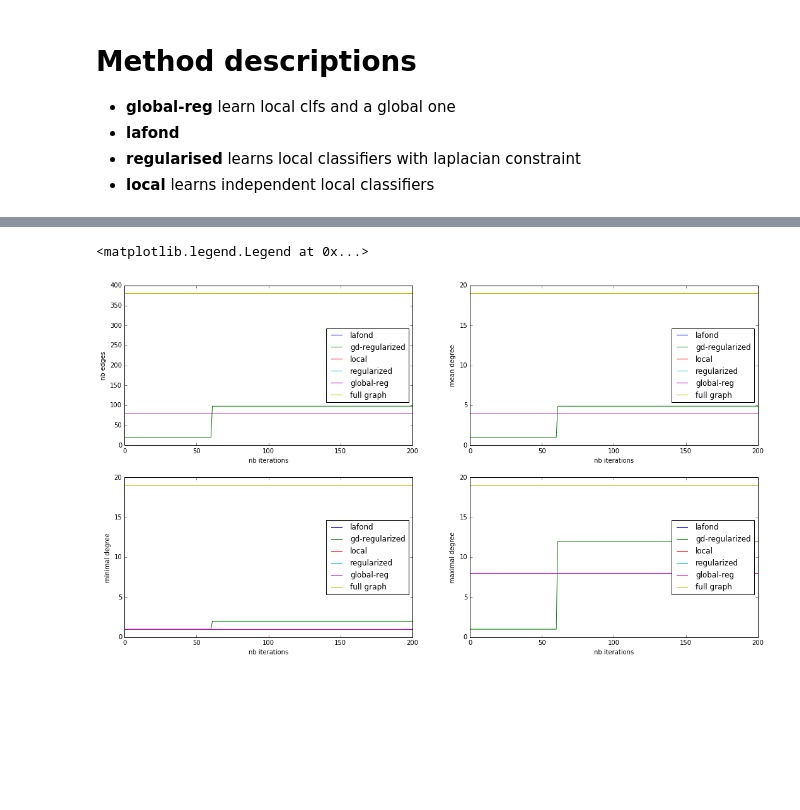
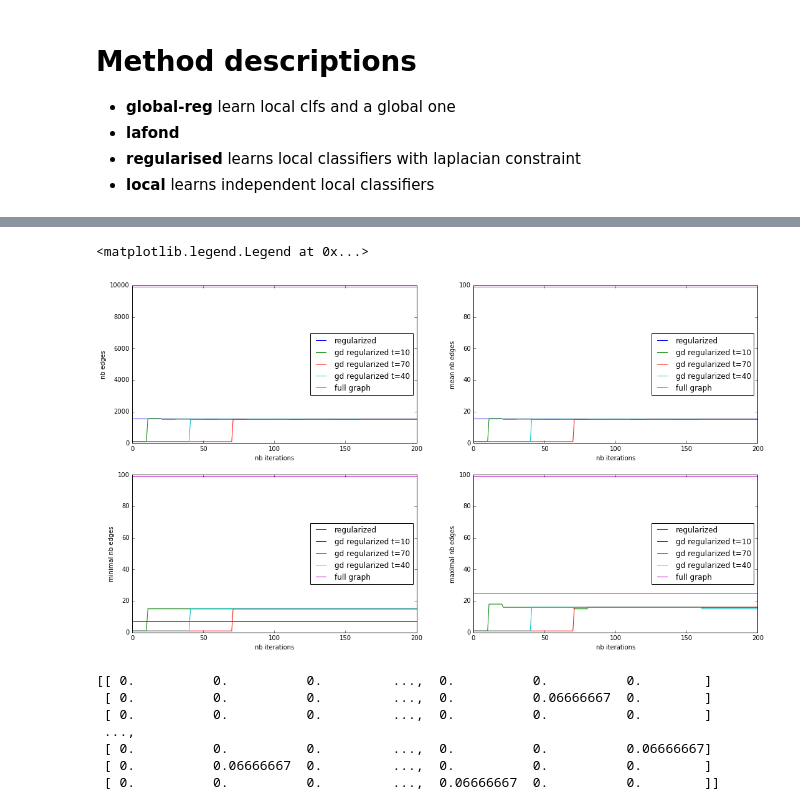
Before and after one commit to vzantedeschi/Dada, a Jupyter notebook: notebooks/Moons-100users.ipynb, the cells around one changed output, grey strips where cells are left out. Drawn from its saved outputs; the diff is of its cells as text; code cells hidden in the pictures; blank space fills up the shorter version.

Commit message:
hopefully final results

```diff
--- a/notebooks/Moons-100users.ipynb
+++ b/notebooks/Moons-100users.ipynb
@@ -36,9 +36,6 @@ random_state = 2017
 MU = 1
 BETA = 10
 
-MU_GD = 0.1
-BETA_GD = 10
-
 V, theta_true, cluster_indexes = generate_models(nb_clust=1, nodes_per_clust=N, random_state=random_state)
 _, X, Y, X_test, Y_test, max_nb_instances = generate_moons(V, theta_true, D, random_state=random_state, sample_error_rate=NOISE_R)
 
@@ -49,6 +46,7 @@ nodes, adj_matrix, similarities = synthetic_graph(X, Y, X_test, Y_test, V, theta
 callbacks = {
     'accuracy': [central_accuracy, []],
     'edges': [edges, []],
+    'loss': [central_loss, []],
 }
 
 # get weak classifiers
@@ -58,6 +56,6 @@ base_clfs = get_stumps(n=B, d=D+1, min_v=vmin, max_v=vmax)
 results = {}
 # %%
 nodes_copy = deepcopy(nodes)
-results["regularized"] = regularized_local_FW(nodes_copy, base_clfs, beta=BETA, nb_iter=NB_ITER, mu=MU, callbacks=callbacks)
+results["regularized"] = regularized_local_FW(nodes_copy, base_clfs, beta=BETA, nb_iter=NB_ITER+100, mu=MU, callbacks=callbacks)
 # %%
 lafond_nodes = deepcopy(nodes)
@@ -112,0 +151,12 @@ plt.legend(loc='lower right')
+# %%
+# graph discovery
+results_gd = {}
+
+results_gd["regularized"] = results["regularized"]
+results_gd["purely local models"] = results["purely local models"]
+
+k = 15
+
+for p in [10, 40, 70]:
+    gd_nodes = deepcopy(nodes)
+    results_gd["gd regularized t_w={}".format(p)] = gd_reg_local_FW(gd_nodes, base_clfs, gd_method={"name":"laplacian", "pace_gd": p, "args":(k)}, beta=BETA, mu=0.1, reset_step=False, nb_iter=NB_ITER, callbacks=callbacks)
@@ -120,11 +202,9 @@ plt.subplot(221)
 plt.xlabel('nb iterations')
 plt.ylabel('nb edges')
 
-for k, r_list in results.items():
-    try:
+for k, r_list in results_gd.items():
+    if "regularized" in k:
         plt.plot(range(len(r_list)), [sum(r['edges']) for r in r_list], label='{}'.format(k))
-    except:
-        pass
 
 plt.plot(range(len(r_list)), [max_nb_edges]*len(r_list), label='full graph')
 
@@ -135,46 +215,50 @@ plt.subplot(222)
 plt.xlabel('nb iterations')
 plt.ylabel('mean nb edges')
 
-for k, r_list in results.items():
-    try:
+for k, r_list in results_gd.items():
+     if "regularized" in k:
         plt.plot(range(len(r_list)), [mean(r['edges']) for r in r_list], label='{}'.format(k))
-    except:
-        pass
 
 plt.plot(range(len(r_list)), [N-1]*len(r_list), label='full graph')
 
 plt.legend(loc='center right')
 
 plt.subplot(223)
 
 plt.xlabel('nb iterations')
 plt.ylabel('minimal nb edges')
 
-for k, r_list in results.items():
-    try:
+for k, r_list in results_gd.items():
+     if "regularized" in k:
         plt.plot(range(len(r_list)), [min(r['edges']) for r in r_list], label='{}'.format(k))
-    except:
-        pass
 
 plt.plot(range(len(r_list)), [N-1]*len(r_list), label='full graph')
 
 
 plt.legend(loc='center right')
 
 plt.subplot(224)
 
 plt.xlabel('nb iterations')
 plt.ylabel('maximal nb edges')
 
-for k, r_list in results.items():
-    try:
+for k, r_list in results_gd.items():
+    if "regularized" in k:
         plt.plot(range(len(r_list)), [max(r['edges']) for r in r_list], label='{}'.format(k))
-    except:
-        pass
 
 plt.plot(range(len(r_list)), [N-1]*len(r_list), label='full graph')
 
 plt.legend(loc='center right')
 # %% [output]
 <matplotlib.legend.Legend at 0x...>
-[figure, old version]
+[figure, new version]
+# %%
+print(results_gd["gd regularized t_w=10"][NB_ITER]["adj-matrix"])
+# %% [output]
+[[ 0.          0.          0.         ...,  0.          0.          0.        ]
+ [ 0.          0.          0.         ...,  0.          0.06666667  0.        ]
+ [ 0.          0.          0.         ...,  0.          0.          0.        ]
+ ...,
+ [ 0.          0.          0.         ...,  0.          0.          0.06666667]
+ [ 0.          0.06666667  0.         ...,  0.          0.          0.        ]
+ [ 0.          0.          0.         ...,  0.06666667  0.          0.        ]]
```
Also changed, not shown: parts of 6 cells of this notebook, 3 other files.
